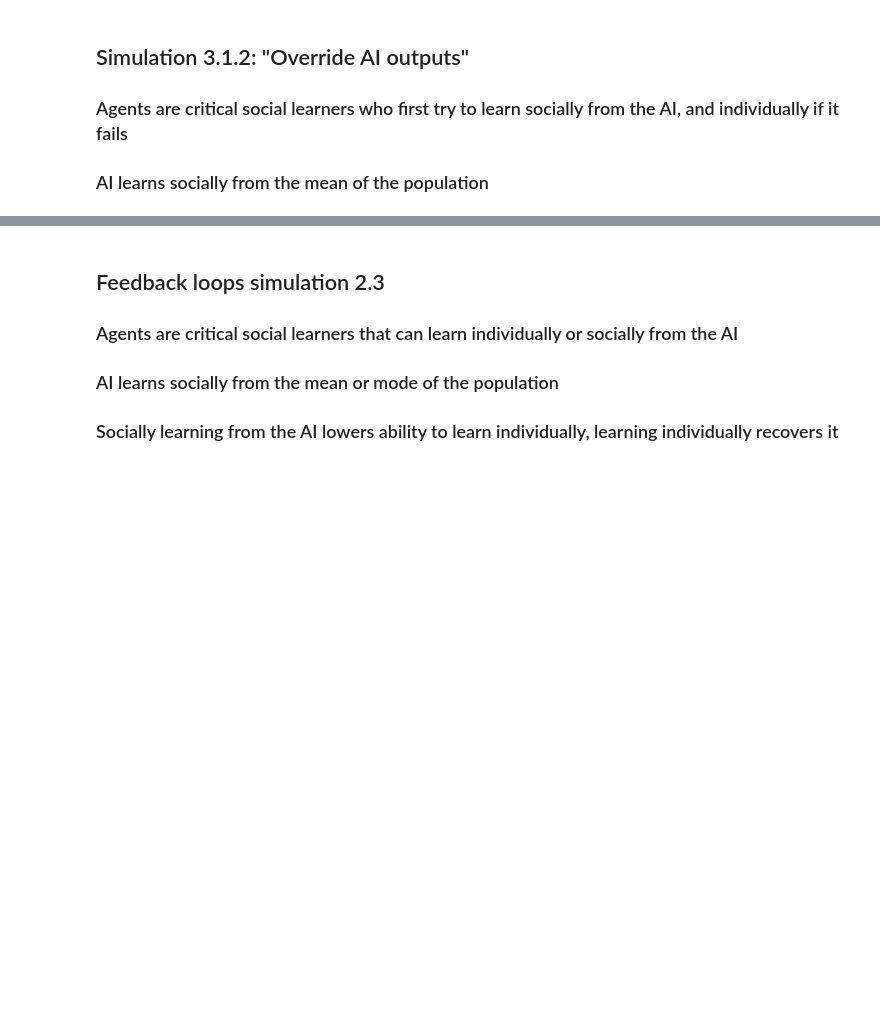
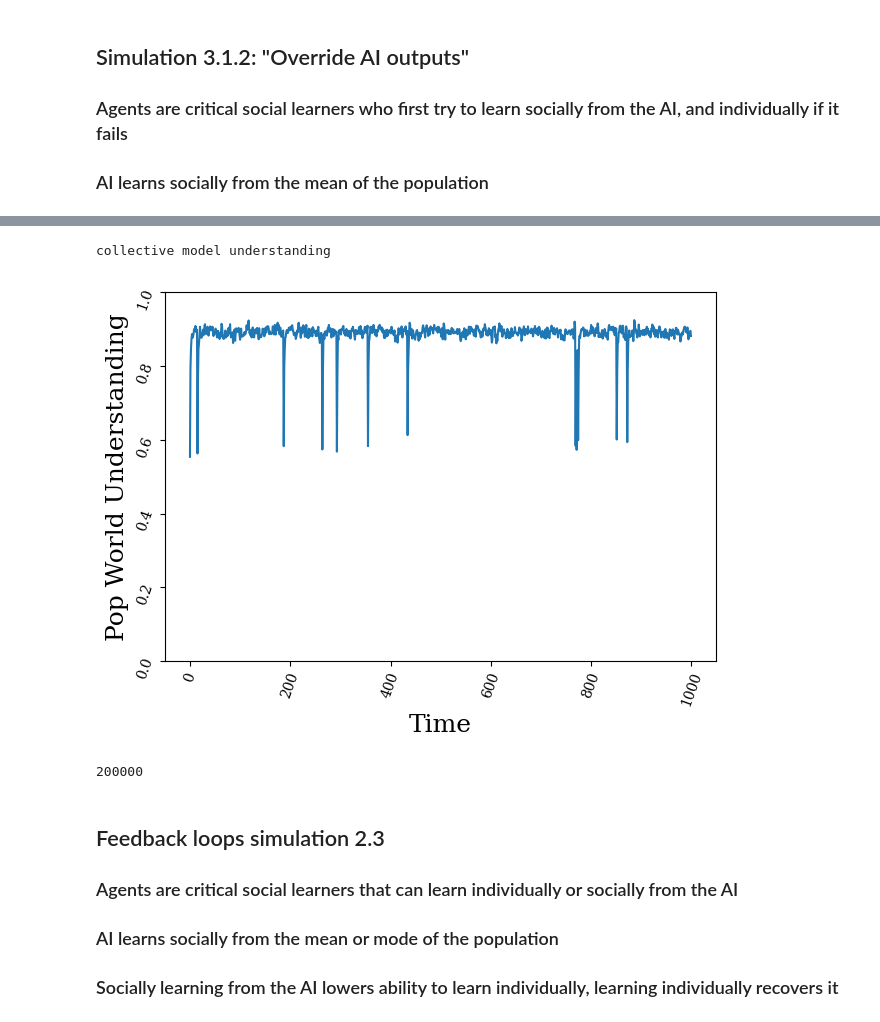
Before and after one commit to collinskatie/ai-rogers-paradox, a Jupyter notebook: sims.ipynb, the cells around one changed output, grey strips where cells are left out. Drawn from its saved outputs; the diff is of its cells as text; code cells hidden in the pictures; blank space fills up the shorter version.

```diff
--- a/sims.ipynb
+++ b/sims.ipynb
@@ -221,3 +229,25 @@ collective model understanding
+# %%
+print('collective model understanding')
+axis_tick_size = 10
+axis_font_size=18
+plt.figure()
+time_thresh = 1000
+plt.plot(range(params_dict['n_records'])[:time_thresh], learner_adaptation[:time_thresh])
+plt.ylim((0,1))
+plt.ylabel("Pop World Understanding", fontfamily='serif', fontsize=axis_font_size)
+plt.xlabel("Time", fontfamily='serif', fontsize=axis_font_size)
+plt.xticks(fontfamily='serif', fontsize=axis_tick_size, rotation=70)
+plt.yticks(fontfamily='serif', fontsize=axis_tick_size, rotation=70)
+plt.tight_layout()
+# plt.savefig(dname+f"{params_dict['sim_name']}-population_adap.pdf", dpi=300)
+#plt.close()
+# %% [output]
+collective model understanding
+[figure, added]
+# %%
+len(learner_adaptation)
+# %% [output]
+200000
 # %% [markdown]
 ## Feedback loops simulation 2.3
 ### Agents are critical social learners that can learn individually or socially from the AI
```
Also changed, not shown: parts of 5 cells of this notebook, 4 other files.
